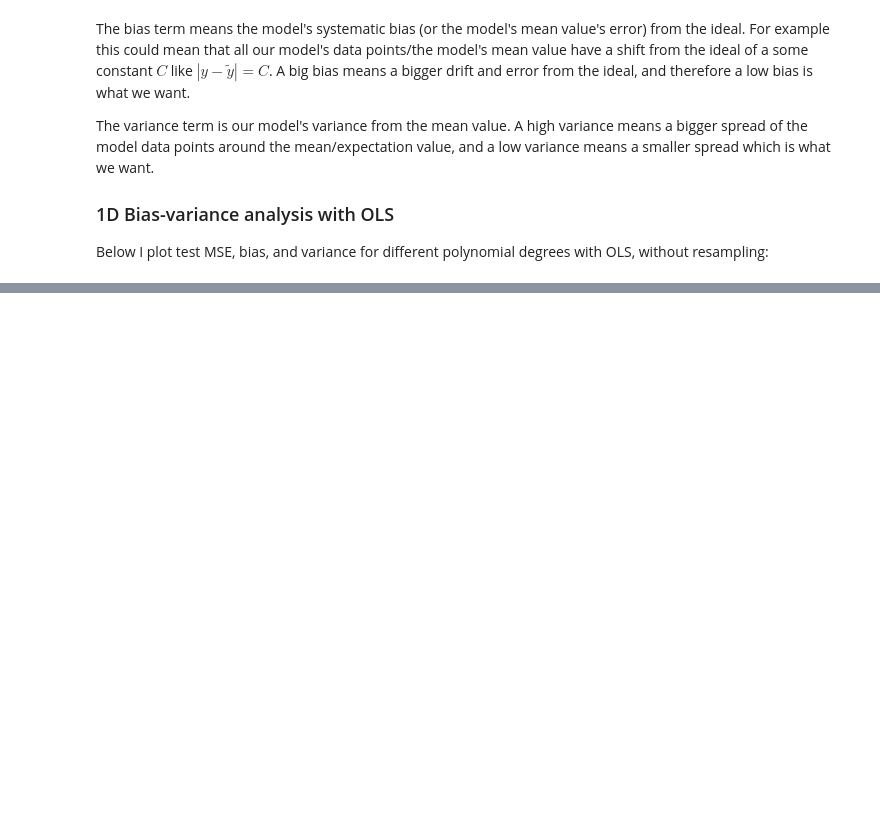
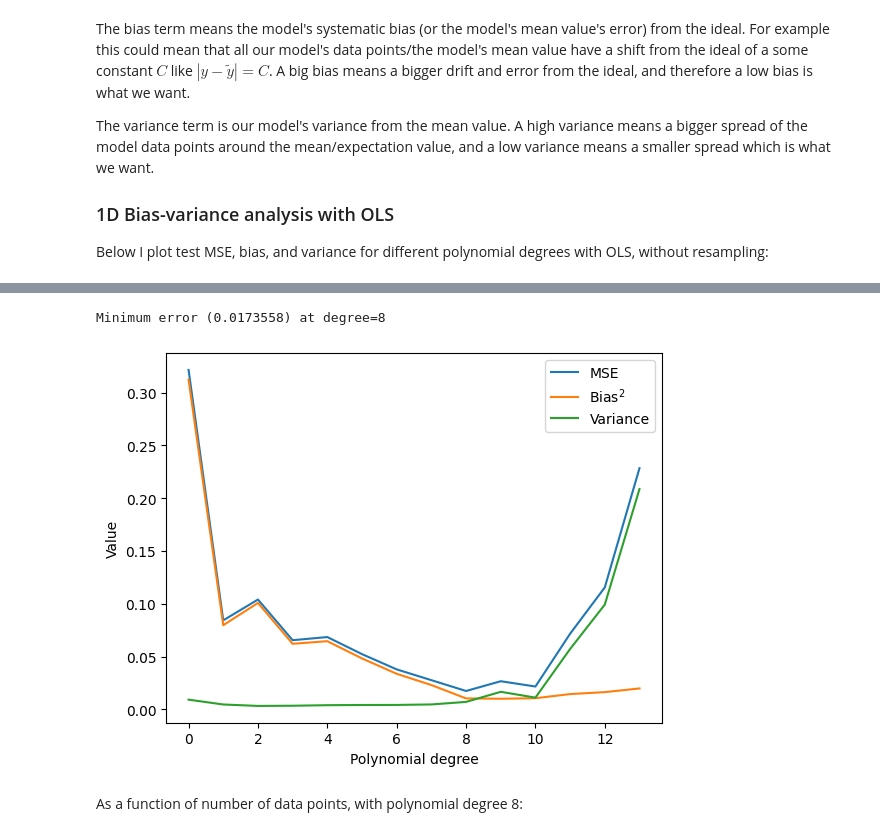
Before and after one commit to LassePladsen/FYS-STK3155-4155, a Jupyter notebook: Weekly exercises/38/Week 38 Lasse Pladsen.ipynb, the cells around one changed output, grey strips where cells are left out. Saved outputs shown, nothing was run; the diff lists cells and outputs as text; code cells hidden in the pictures; blank space fills up the shorter version.

```diff
--- a/Weekly exercises/38/Week 38 Lasse Pladsen.ipynb
+++ b/Weekly exercises/38/Week 38 Lasse Pladsen.ipynb
@@ -106,0 +109,61 @@ Below I first plot the test mse, bias, and variance for OLS using bootstrap. Fir
+# %%
+import numpy as np
+import matplotlib.pyplot as plt
+from sklearn.linear_model import LinearRegression
+from sklearn.preprocessing import PolynomialFeatures
+from sklearn.model_selection import train_test_split
+from sklearn.pipeline import make_pipeline
+from sklearn.utils import resample
+
+# PARAMETERS
+n = 40  # no. data points
+maxdegree = 14  # no. of polynomial degrees
+n_bootstrap = 100  # no. of bootstrap resamples
+
+
+# Create data set
+np.random.seed(2018)
+x = np.linspace(-3, 3, n).reshape(-1, 1)
+noise = np.random.normal(0, 0.1, x.shape)
+f = np.exp(-x**2) + 1.5 * np.exp(-(x-2)**2)
+y = f + noise
+
+# Create arrays
+degrees = np.arange(0, maxdegree, 1)
+mse_arr = np.zeros(maxdegree)
+bias_arr = np.zeros_like(mse_arr)
+variance_arr = np.zeros_like(mse_arr)
+
+# Split data
+x_train, x_test, y_train, y_test = train_test_split(x, y, test_size=0.2)
+
+for degree in degrees:
+    # Create model
+    model = make_pipeline(PolynomialFeatures(degree=degree), LinearRegression(fit_intercept=False))
+
+    # Resample with bootstrap
+    y_predict = np.empty((y_test.shape[0], n_bootstrap))
+    for i in range(n_bootstrap):
+        x_, y_ = resample(x_train, y_train)
+        # Create prediction for each resample
+        y_predict[:, i] = model.fit(x_, y_).predict(x_test).ravel()
+
+    # Calculate values
+    mse_arr[degree] = np.mean( np.mean((y_test - y_predict)**2, axis=1, keepdims=True) )
+    bias_arr[degree] = np.mean( (y_test - np.mean(y_predict, axis=1, keepdims=True))**2 )
+    variance_arr[degree] = np.mean( np.var(y_predict, axis=1, keepdims=True) )
+
+# Plotting
+plt.plot(degrees, mse_arr, label="MSE")
+plt.plot(degrees, bias_arr, label="Bias$^2$")
+plt.plot(degrees, variance_arr, label="Variance")
+plt.legend()
+plt.xlabel("Polynomial degree")
+plt.ylabel("Value")
+
+print(f"Minimum error ({np.min(mse_arr):g}) at degree={degrees[np.argmin(mse_arr)]}")
+# %% [output]
+Minimum error (0.0173558) at degree=8
+[figure, added]
+# %% [markdown]
+As a function of number of data points, with polynomial degree 8:
```
Also changed, not shown: parts of 2 cells of this notebook.
